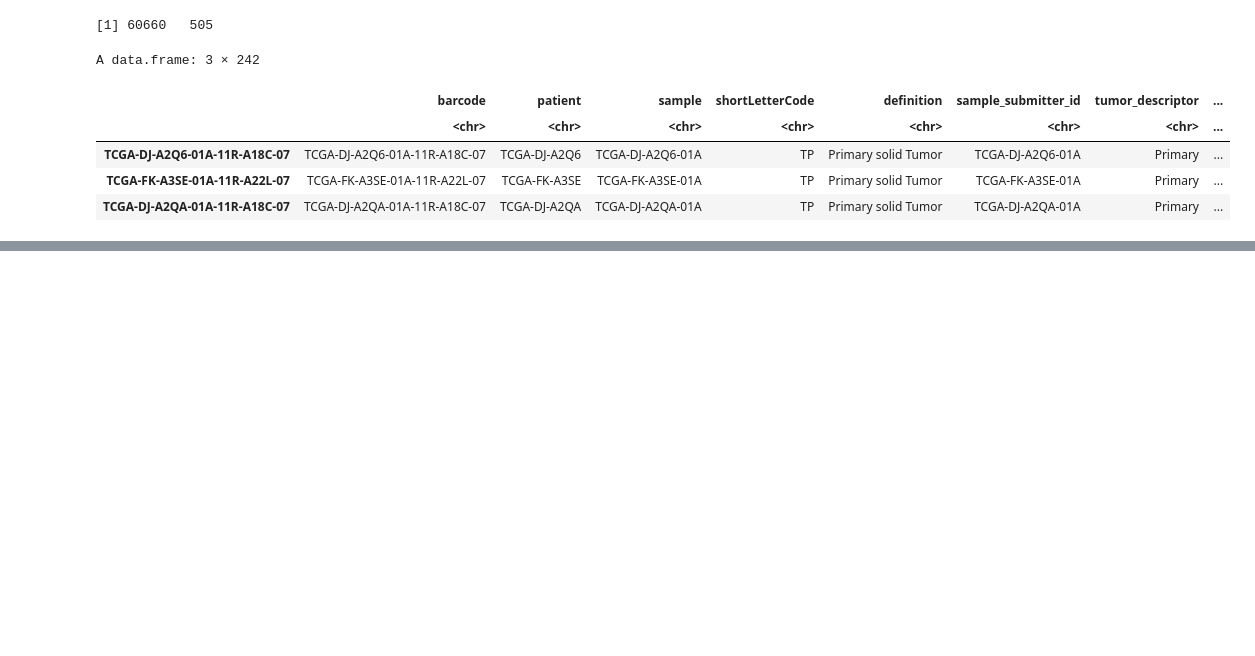
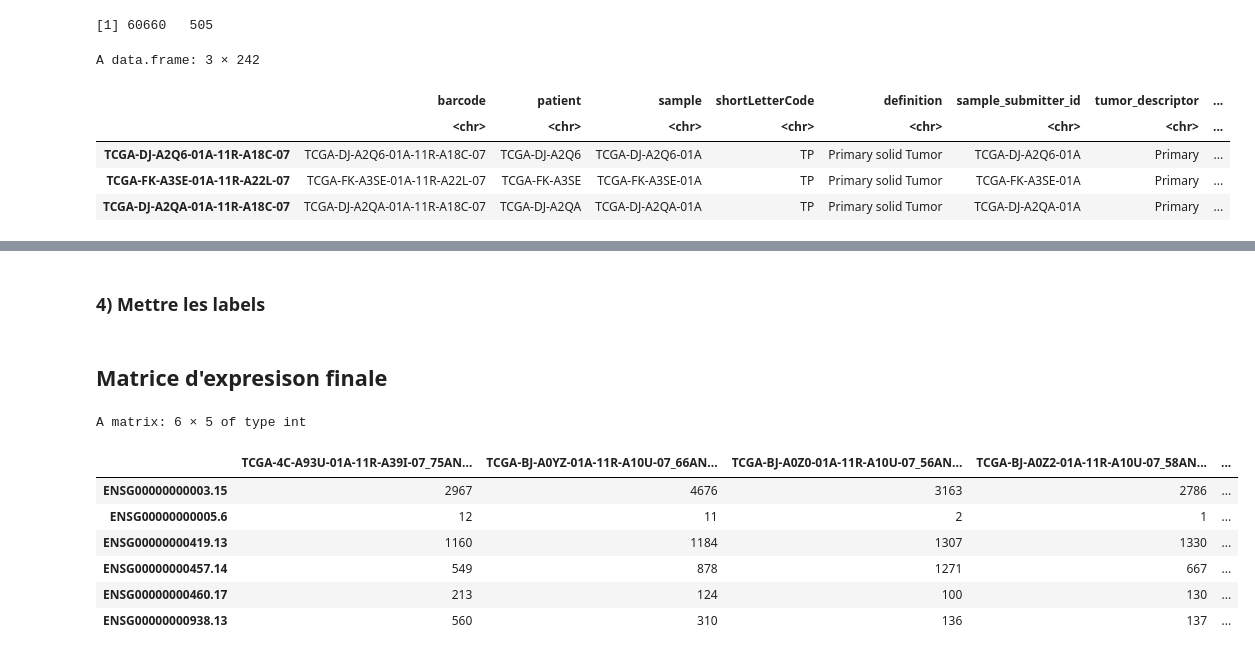
Before and after one commit to elodiehusson/Deep-Learning-Project, a Jupyter notebook: script/Essai sur R.ipynb, the cells around one changed output, grey strips where cells are left out. Drawn from its saved outputs; the diff is of its cells as text; code cells hidden in the pictures; blank space fills up the shorter version.

Commit message:
Nettoyage complet R, normalement la matrice est FINIE

```diff
--- a/script/Essai sur R.ipynb
+++ b/script/Essai sur R.ipynb
@@ -363,0 +417,33 @@ sex = y["sex"]
+# %% [markdown]
+### 4) Mettre les labels
+# %%
+meta_final <- meta_tp %>%
+  mutate(
+    sample_label = paste(
+      barcode,                          # ou patient_id si vous préférez
+      paste0(age_yr_round, "ANS"),
+      sex_short,
+      stage_simple,
+      mutation_group,
+      cancer_type,
+      sep = "_"
+    ),
+    sample_label = make.unique(sample_label)
+  )
+# %% [markdown]
+## **Matrice d'expresison finale**
+# %%
+expr <- assay(se_src, "unstranded")  # recommandé pour DL (comptages bruts)
+expr_final <- expr[, meta_final$barcode, drop = FALSE]
+colnames(expr_final) <- meta_final$sample_label
+# %%
+head(expr_final[, 1:5])
+# %% [output]
+A matrix: 6 × 5 of type int
+|  | TCGA-4C-A93U-01A-11R-A39I-07_75AN... | TCGA-BJ-A0YZ-01A-11R-A10U-07_66AN... | TCGA-BJ-A0Z0-01A-11R-A10U-07_56AN... | TCGA-BJ-A0Z2-01A-11R-A10U-07_58AN... | ... |
+| ENSG00000000003.15 | 2967 | 4676 | 3163 | 2786 | ... |
+| ENSG00000000005.6 | 12 | 11 | 2 | 1 | ... |
+| ENSG00000000419.13 | 1160 | 1184 | 1307 | 1330 | ... |
+| ENSG00000000457.14 | 549 | 878 | 1271 | 667 | ... |
+| ENSG00000000460.17 | 213 | 124 | 100 | 130 | ... |
+| ENSG00000000938.13 | 560 | 310 | 136 | 137 | ... |
```
Also changed, not shown: parts of 26 cells of this notebook, 2 other files.
